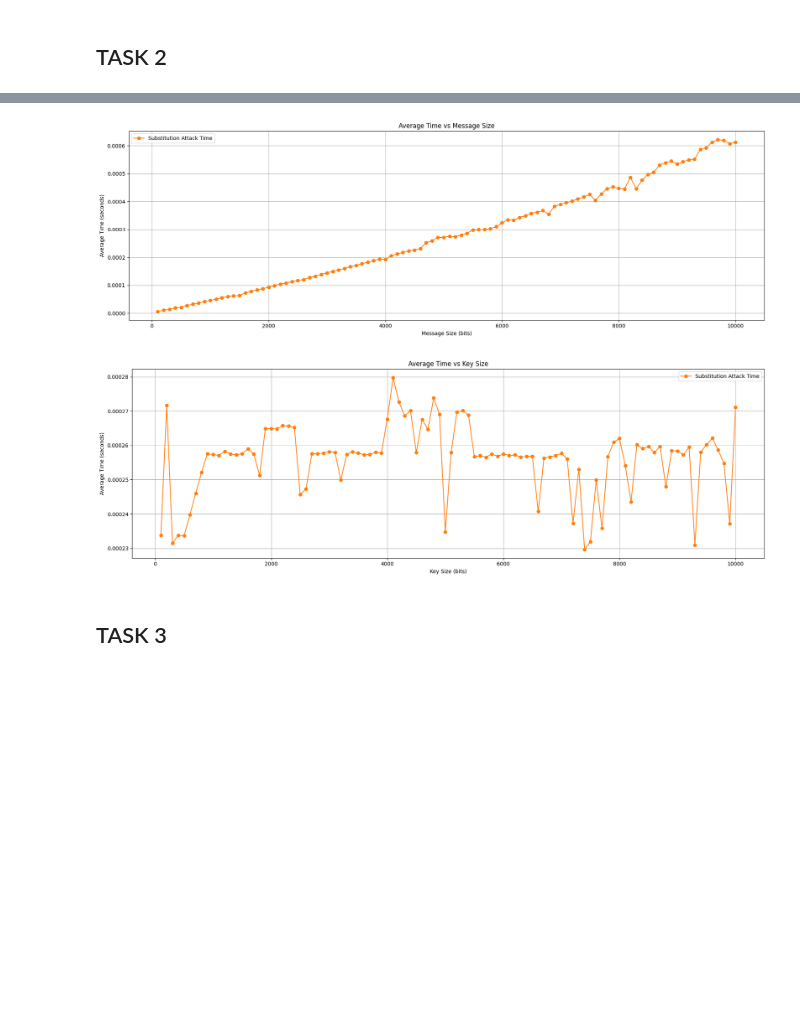
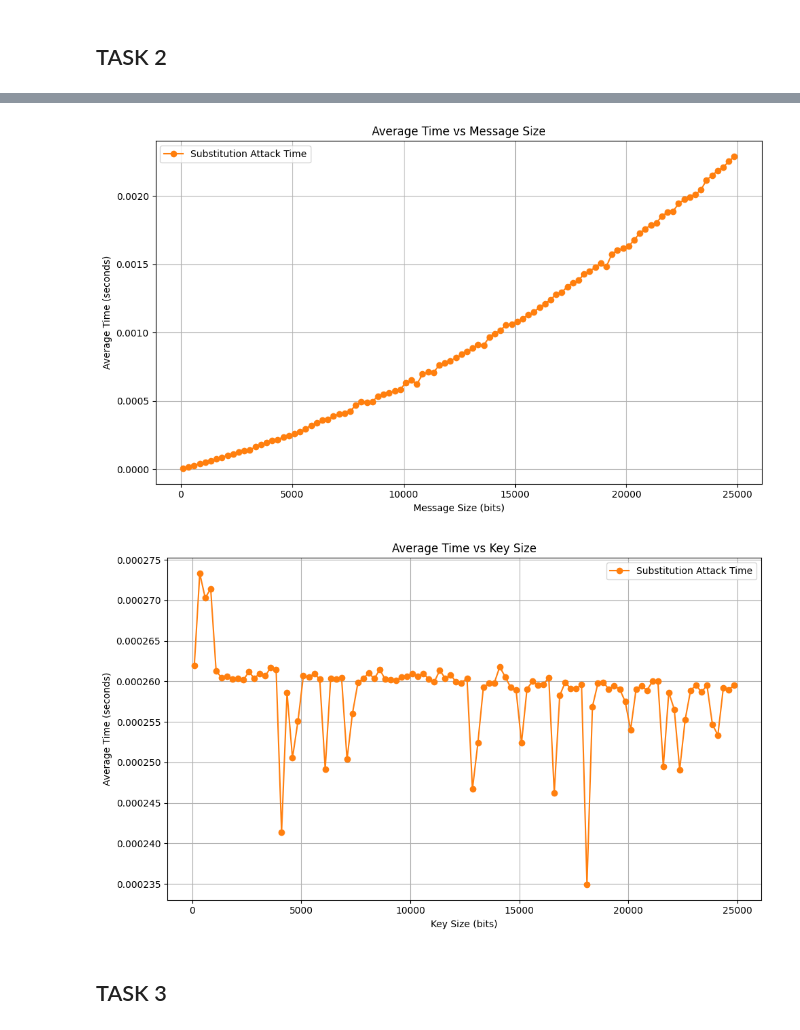
Before and after one commit to cibecs/lab-infosec, a Jupyter notebook: lab3/Lab3_info_sec.ipynb, the cells around one changed output, grey strips where cells are left out. Saved outputs shown, nothing was run; the diff lists cells and outputs as text; code cells hidden in the pictures; blank space fills up the shorter version.

Commit message:
MAX_iter and step increased

```diff
--- a/lab3/Lab3_info_sec.ipynb
+++ b/lab3/Lab3_info_sec.ipynb
@@ -116,8 +116,8 @@ def plot_computational_evaluation(send_times, received_times, format_string):
     plt.show()
 # %%
 num_iterations = 500
-MAX_TRIES = 15001
-STEP_SIZE = 150
+MAX_TRIES = 25001
+STEP_SIZE = 250
 
 K = 5000
 k = ''.join(random.choice(['0', '1']) for _ in range(K))
@@ -209,7 +209,7 @@ def plot_computational_evaluation_2(total_time, format_string, label):
     times = list(total_time.values())
 
     # Plot the data
-    plt.figure(figsize=(14,6))
+    plt.figure(figsize=(10,6))
     plt.plot(sizes, times, '-o', label=label, color='tab:orange')
     plt.title(f'Average Time vs {format_string} Size')
     plt.xlabel(f'{format_string} Size (bits)')
@@ -221,26 +221,26 @@ def plot_computational_evaluation_2(total_time, format_string, label):
 # %%
 num_iterations = 500
 
 K = 5000
 k = ''.join(random.choice(['0', '1']) for _ in range(K))
 total_time = {}
-for M in range(100, 10001, 100):
+for M in range(100, MAX_TRIES , STEP_SIZE):
     u = ''.join(random.choice(['0', '1']) for _ in range(M))
     x = sign_message(u, k)
     total_time[M] = computational_evaluation_2(x, k, num_iterations)
 plot_computational_evaluation_2(total_time, "Message", "Substitution Attack Time")
 
 M = 5000
 u = ''.join(random.choice(['0', '1']) for _ in range(M))
 total_time = {}
-for K in range(100, 10001, 100):
+for K in range(100, MAX_TRIES , STEP_SIZE):
     k = ''.join(random.choice(['0', '1']) for _ in range(K))
     x = sign_message(u, k)
     total_time[K] = computational_evaluation_2(x, k, num_iterations)
 plot_computational_evaluation_2(total_time, "Key", "Substitution Attack Time")
 # %% [output]
-[figure, old version]
+[figure, new version]
-[figure, old version]
+[figure, new version]
 # %% [markdown]
 ## TASK 3
 # %%
```
Also changed, not shown: parts of 11 cells of this notebook.
